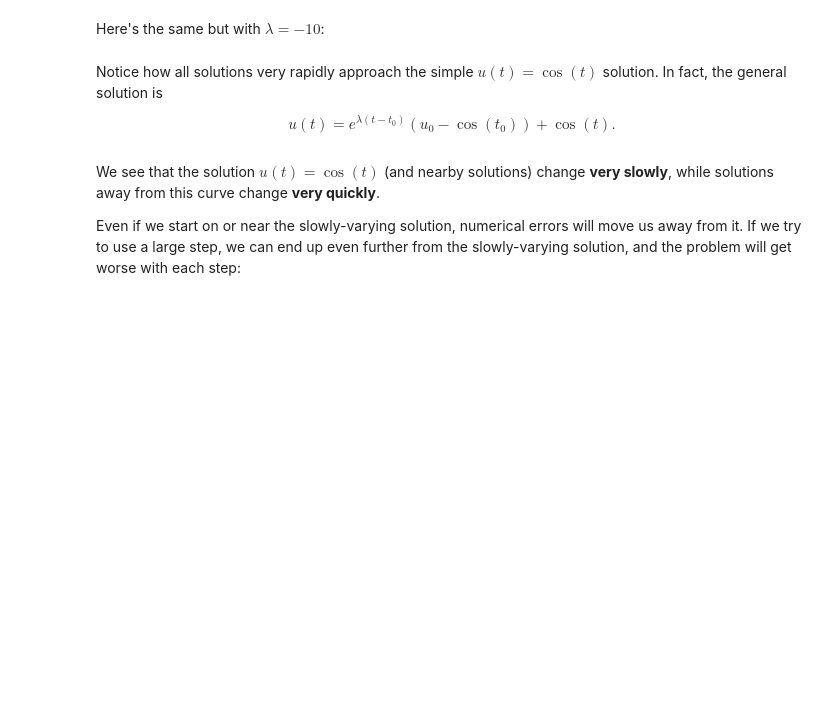
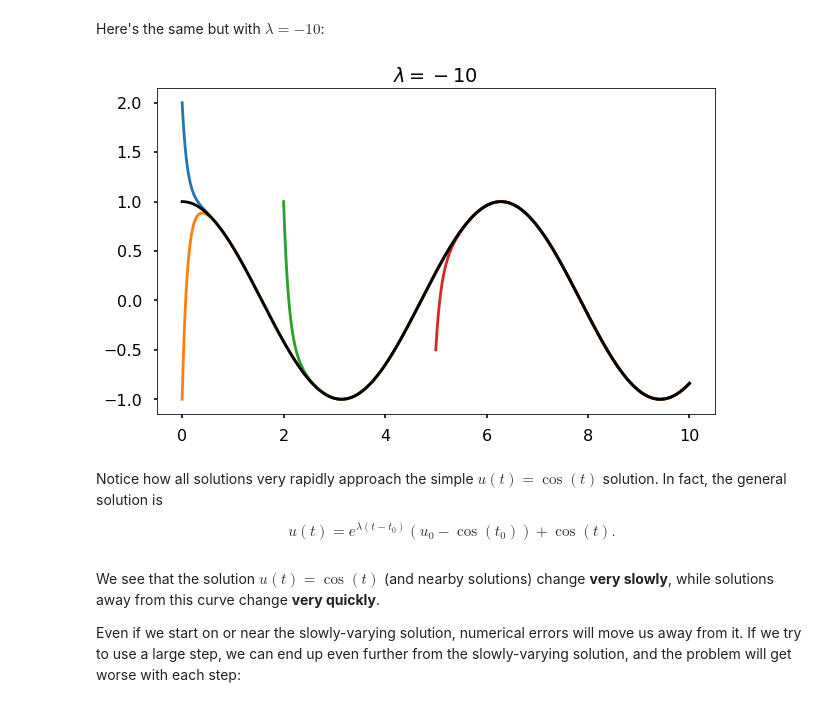
Before and after one commit to ketch/AMCS-252-2020, a Jupyter notebook: Stiffness.ipynb, the cells around one changed output. Drawn from its saved outputs; the diff is of its cells as text; code cells hidden in the pictures; blank space fills up the shorter version.

```diff
--- a/Stiffness.ipynb
+++ b/Stiffness.ipynb
@@ -78,12 +84,14 @@ Here's the same but with $\lambda=-10$:
 # %%
 lamda=-10
 plt.clf()
 for t0,eta in [(0,2),(0,-1),(2,1),(5,-0.5)]:
     t,u=exact_solution(lamda,eta,t0)
     plt.plot(t,u)
 t,u=exact_solution(lamda,1,0)
 plt.plot(t,u,'k')
-plt.title('$\lambda=-1$');
+plt.title('$\lambda=-10$');
+# %% [output]
+[figure, added]
 # %% [markdown]
 Notice how all solutions very rapidly approach the simple $u(t)=\cos(t)$ solution.  In fact, the general solution is
 
```
Also changed, not shown: parts of 16 cells of this notebook.
